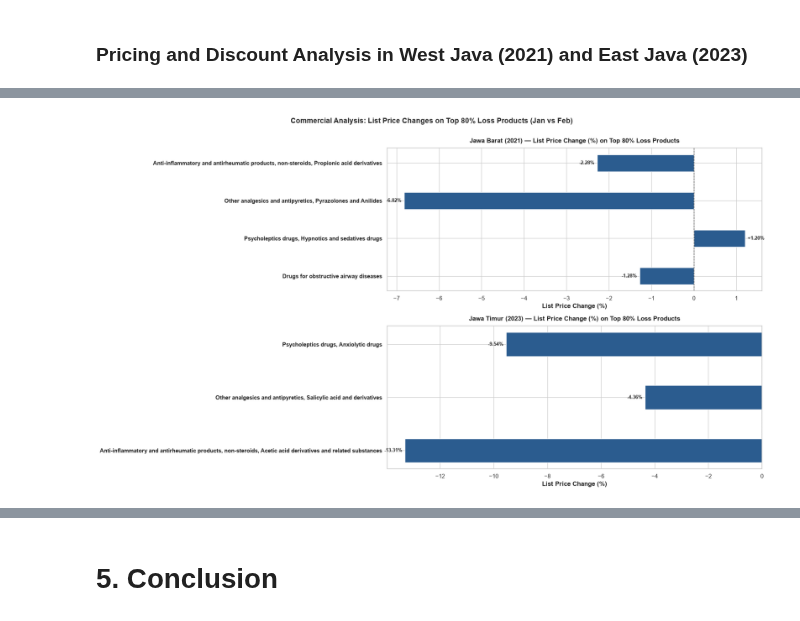
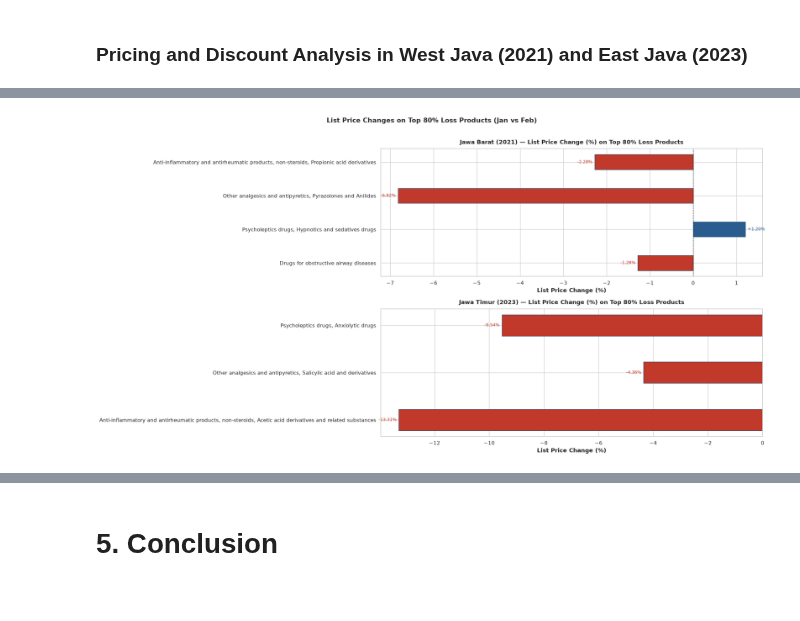
Before and after one commit to grace-nc/kimiafarma-business-performance-analysis, a Jupyter notebook: kf_bigdata_analysis.ipynb, the cells around one changed output, grey strips where cells are left out. Drawn from its saved outputs; the diff is of its cells as text; code cells hidden in the pictures.

```diff
--- a/kf_bigdata_analysis.ipynb
+++ b/kf_bigdata_analysis.ipynb
@@ -3194,11 +3229,12 @@ COMMERCIAL ANALYSIS: PRICE & DISCOUNT CHANGE IMPACT ON TOP 80% LEAKER PRODUCTS
 # %%
 # Set visual style
 sns.set_theme(style="whitegrid")
+plt.rcParams["font.sans-serif"] = "DejaVu Sans"
 
 targets = [("Jawa Barat", 2021), ("Jawa Timur", 2023)]
 
 # Membuat 1 figure dengan 2 subplot vertikal (2 baris x 1 kolom)
-fig, axes = plt.subplots(2, 1, figsize=(18, 10), sharex=False)
+fig, axes = plt.subplots(2, 1, figsize=(20, 10), sharex=False)
 
 for row_idx, (province, year) in enumerate(targets):
     plot_data = commercial_audit_summary[
@@ -3212,49 +3248,58 @@ for row_idx, (province, year) in enumerate(targets):
     y_positions = np.arange(len(plot_data))
     ax = axes[row_idx]
 
+    # Penentuan warna dinamis: Merah untuk Nilai Negatif, Biru untuk Nilai Positif/Nol
+    bar_colors = [
+        "#c0392b" if val < 0 else "#2b5c8f"
+        for val in plot_data["list_price_change_pct"]
+    ]
+
     # ============================================================
     # PLOT: LIST PRICE CHANGE (%)
     # ============================================================
     bars = ax.barh(
         y_positions,
         plot_data["list_price_change_pct"],
-        color="#2b5c8f",
+        color=bar_colors,
         height=0.45,
+        edgecolor="#1f4268",
+        linewidth=0.8,
     )
 
     ax.set_yticks(y_positions)
-    ax.set_yticklabels(plot_data["product_name"], fontweight="bold")
+    ax.set_yticklabels(plot_data["product_name"])
     ax.set_xlabel("List Price Change (%)", fontweight="bold")
     ax.set_title(
         f"{province} ({year}) — List Price Change (%) on Top 80% Loss Products",
         fontweight="bold",
         fontsize=12,
         pad=10,
     )
     ax.axvline(0, color="black", linestyle="--", linewidth=1, alpha=0.7)
 
-    # Menambahkan data label persentase perubahan harga
-    for bar in bars:
-        w = bar.get_width()
+    # Menambahkan data label persentase perubahan harga dengan warna dinamis
+    for bar, w in zip(bars, plot_data["list_price_change_pct"]):
+        label_color = "#c0392b" if w < 0 else "#2b5c8f"
+
         ax.annotate(
             f"{w:+.2f}%",
             xy=(w, bar.get_y() + bar.get_height() / 2),
             xytext=(5 if w >= 0 else -5, 0),
             textcoords="offset points",
             ha="left" if w >= 0 else "right",
             va="center",
             fontsize=9,
-            fontweight="bold",
+            color=label_color,
         )
 
 plt.suptitle(
-    "Commercial Analysis: List Price Changes on Top 80% Loss Products (Jan vs Feb)",
+    "List Price Changes on Top 80% Loss Products (Jan vs Feb)",
     fontsize=14,
     fontweight="bold",
-    y=1,
+    y=1.01,
 )
 
 plt.tight_layout()
 plt.show()
 # %% [output]
-[figure, old version]
+[figure, new version]
```
Also changed, not shown: parts of 7 cells of this notebook, 1 other file.
